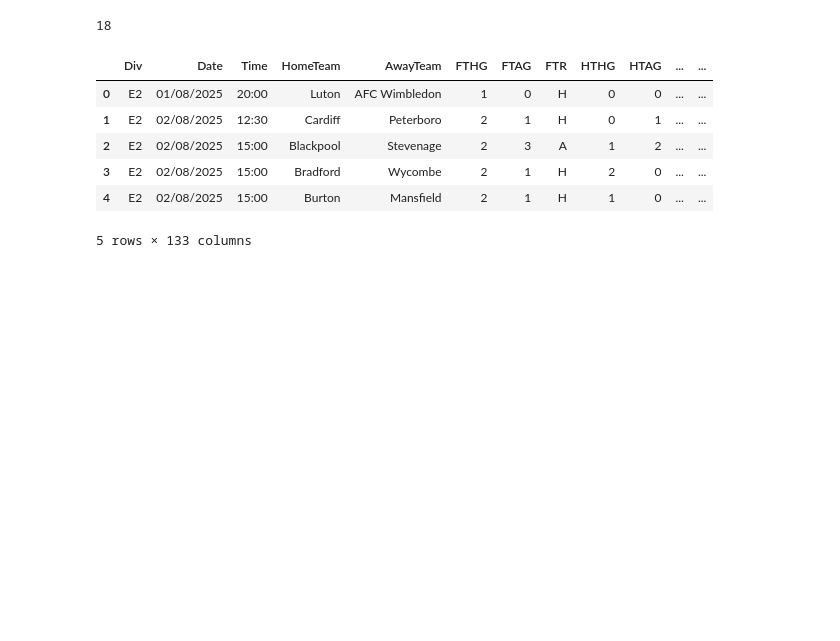
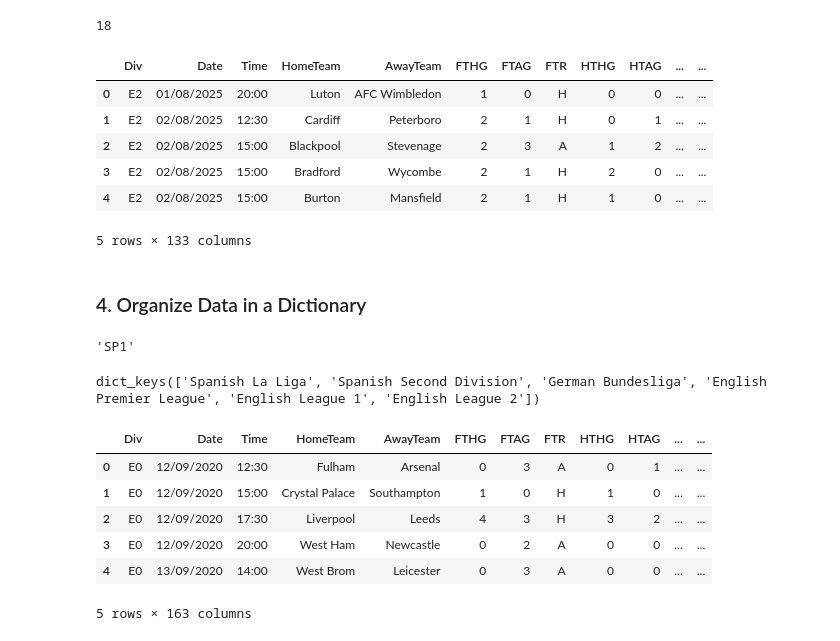
Before and after one commit to bruno-lima98/freeCodeCamp-course-ds, a Jupyter notebook: 02-project-web-scraping/main.ipynb, the cells around one changed output. Saved outputs shown, nothing was run; the diff lists cells and outputs as text; code cells hidden in the pictures; blank space fills up the shorter version.

Commit message:
new files of data study day 14/jul

```diff
--- a/02-project-web-scraping/main.ipynb
+++ b/02-project-web-scraping/main.ipynb
@@ -98,3 +98,47 @@ dfs[17].head()
 | 3 | E2 | 02/08/2025 | 15:00 | Bradford | Wycombe | 2 | 1 | H | 2 | 0 | ... | ... |
 | 4 | E2 | 02/08/2025 | 15:00 | Burton | Mansfield | 2 | 1 | H | 1 | 0 | ... | ... |
 5 rows × 133 columns
+# %% [markdown]
+### 4. Organize Data in a Dictionary
+# %%
+dict_countries = {
+    "Spanish La Liga": "SP1",
+    "Spanish Second Division": "SP2",
+    "German Bundesliga": "D1",
+    "English Premier League": "E0",
+    "English League 1": "E1",
+    "English League 2": "E2"
+}
+# %%
+dict_countries["Spanish La Liga"]
+# %% [output]
+'SP1'
+# %%
+dict_historical_data = {}
+
+for league in dict_countries:
+    dfs = []
+
+    for season in range(20,26):
+        df = pd.read_csv(root + str(season) + str(season+1) + "/" + dict_countries[league] + ".csv")
+        df["season"] = str(season)
+
+        dfs.append(df)
+
+    df_concat = pd.concat(dfs)
+
+    dict_historical_data[league] = df_concat
+# %%
+dict_historical_data.keys()
+# %% [output]
+dict_keys(['Spanish La Liga', 'Spanish Second Division', 'German Bundesliga', 'English Premier League', 'English League 1', 'English League 2'])
+# %%
+dict_historical_data["English Premier League"].head()
+# %% [output]
+|  | Div | Date | Time | HomeTeam | AwayTeam | FTHG | FTAG | FTR | HTHG | HTAG | ... | ... |
+| 0 | E0 | 12/09/2020 | 12:30 | Fulham | Arsenal | 0 | 3 | A | 0 | 1 | ... | ... |
+| 1 | E0 | 12/09/2020 | 15:00 | Crystal Palace | Southampton | 1 | 0 | H | 1 | 0 | ... | ... |
+| 2 | E0 | 12/09/2020 | 17:30 | Liverpool | Leeds | 4 | 3 | H | 3 | 2 | ... | ... |
+| 3 | E0 | 12/09/2020 | 20:00 | West Ham | Newcastle | 0 | 2 | A | 0 | 0 | ... | ... |
+| 4 | E0 | 13/09/2020 | 14:00 | West Brom | Leicester | 0 | 3 | A | 0 | 0 | ... | ... |
+5 rows × 163 columns
```
Also changed, not shown: 8 other files.
